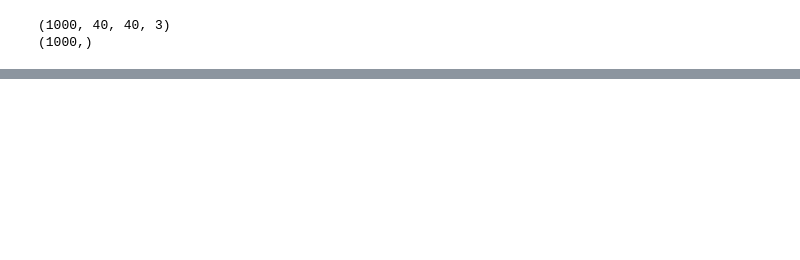
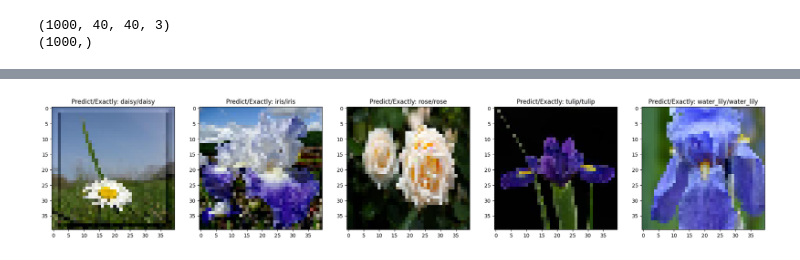
Before and after one commit to Quang-Trong-Tan-Loc/AI, a Jupyter notebook: BT11_clessify_flowers_with_CNN.ipynb, the cells around one changed output, grey strips where cells are left out. Cells and saved outputs as stored; diff of their text form; code cells hidden in the pictures; blank space fills up the shorter version.

```diff
--- a/BT11_clessify_flowers_with_CNN.ipynb
+++ b/BT11_clessify_flowers_with_CNN.ipynb
@@ -154,0 +182,30 @@ rose
+# %%
+plt.figure(figsize = [25,25])
+
+plt.subplot(151)
+plt.imshow(X_test[100])
+pred = model.predict(X_test[100].reshape((1,40,40,3)))
+plt.title('Predict/Exactly: {}/{}'.format(flower[pred.argmax()], flower[y_test[100].argmax()] ))
+
+plt.subplot(152)
+plt.imshow(X_test[301])
+pred = model.predict(X_test[300].reshape((1,40,40,3)))
+plt.title('Predict/Exactly: {}/{}'.format(flower[pred.argmax()], flower[y_test[300].argmax()] ))
+
+plt.subplot(153)
+plt.imshow(X_test[500])
+pred = model.predict(X_test[500].reshape((1,40,40,3)))
+plt.title('Predict/Exactly: {}/{}'.format(flower[pred.argmax()], flower[y_test[500].argmax()] ))
+
+plt.subplot(154)
+plt.imshow(X_train[700])
+pred = model.predict(X_test[700].reshape((1,40,40,3)))
+plt.title('Predict/Exactly: {}/{}'.format(flower[pred.argmax()], flower[y_test[700].argmax()] ))
+
+plt.subplot(155)
+plt.imshow(X_train[850])
+pred = model.predict(X_test[900].reshape((1,40,40,3)))
+plt.title('Predict/Exactly: {}/{}'.format(flower[pred.argmax()], flower[y_test[900].argmax()] ))
+
+plt.show()
+# %% [output]
@@ -154,0 +217 @@ rose
+[figure, added]
```
Also changed, not shown: parts of 13 cells of this notebook.
